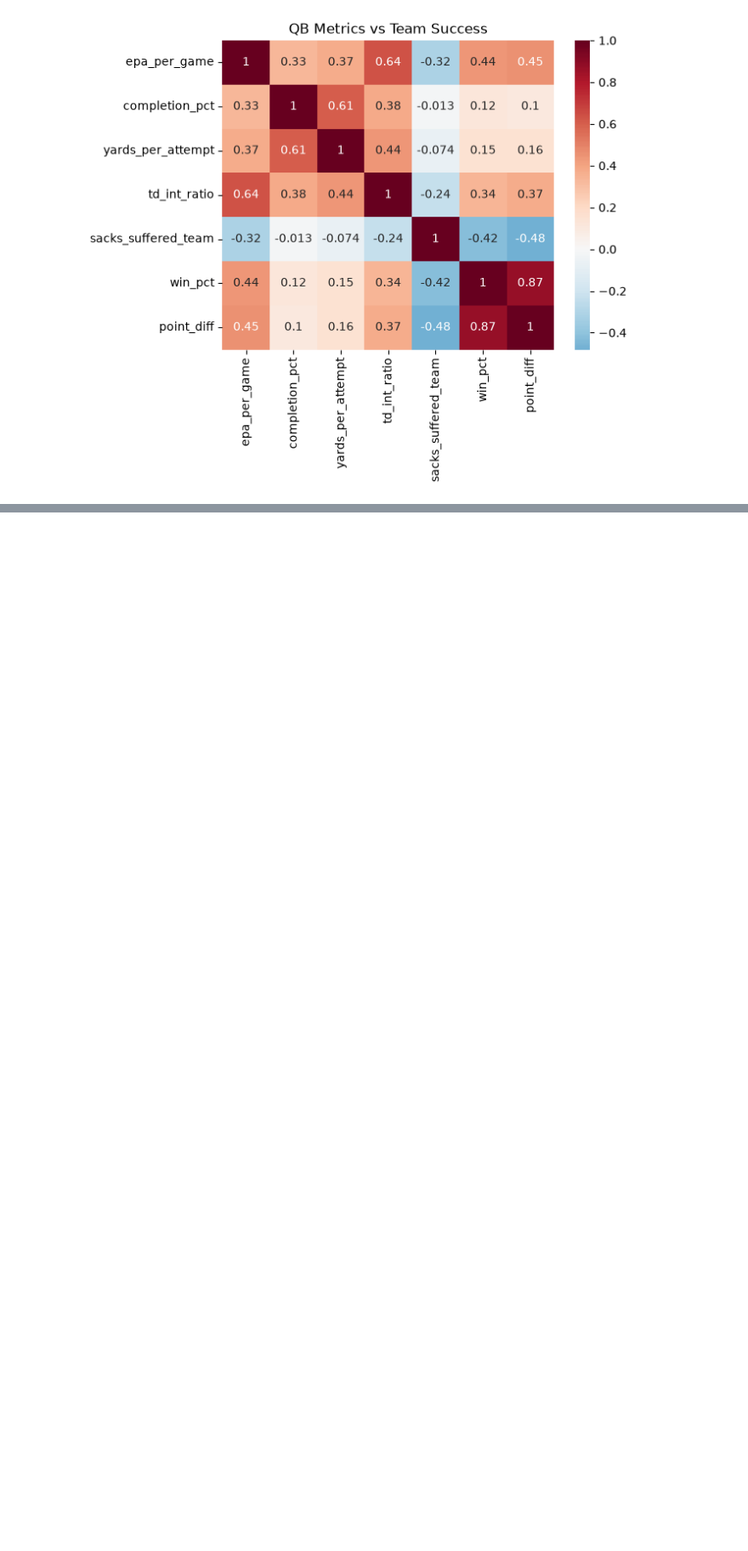
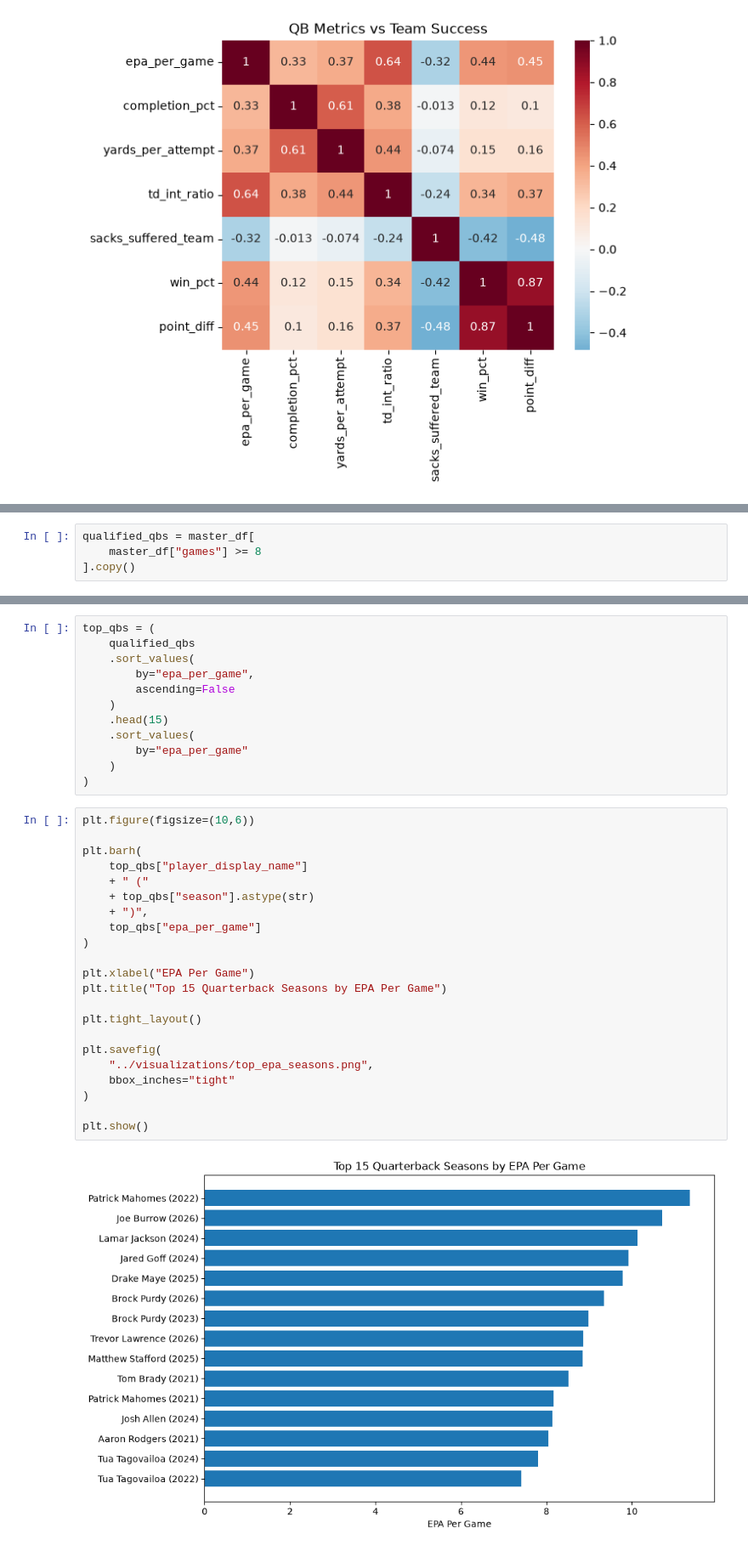
Before and after one commit to dhay2003/quarterback-impact-analysis, a Jupyter notebook: notebooks/qb_multi_season_analysis.ipynb, the cells around one changed output, grey strips where cells are left out. Shown at 85% size. Saved outputs shown, nothing was run; the diff lists cells and outputs as text; blank space fills up the shorter version.

```diff
--- a/notebooks/qb_multi_season_analysis.ipynb
+++ b/notebooks/qb_multi_season_analysis.ipynb
@@ -953,0 +1052,4 @@ plt.show()
+# %%
+qualified_qbs = master_df[
+    master_df["games"] >= 8
+].copy()
@@ -953,0 +1089,36 @@ plt.show()
+# %%
+top_qbs = (
+    qualified_qbs
+    .sort_values(
+        by="epa_per_game",
+        ascending=False
+    )
+    .head(15)
+    .sort_values(
+        by="epa_per_game"
+    )
+)
+# %%
+plt.figure(figsize=(10,6))
+
+plt.barh(
+    top_qbs["player_display_name"]
+    + " ("
+    + top_qbs["season"].astype(str)
+    + ")",
+    top_qbs["epa_per_game"]
+)
+
+plt.xlabel("EPA Per Game")
+plt.title("Top 15 Quarterback Seasons by EPA Per Game")
+
+plt.tight_layout()
+
+plt.savefig(
+    "../visualizations/top_epa_seasons.png",
+    bbox_inches="tight"
+)
+
+plt.show()
+# %% [output]
+[figure, added]
```
Also changed, not shown: parts of 6 cells of this notebook, 4 other files.
